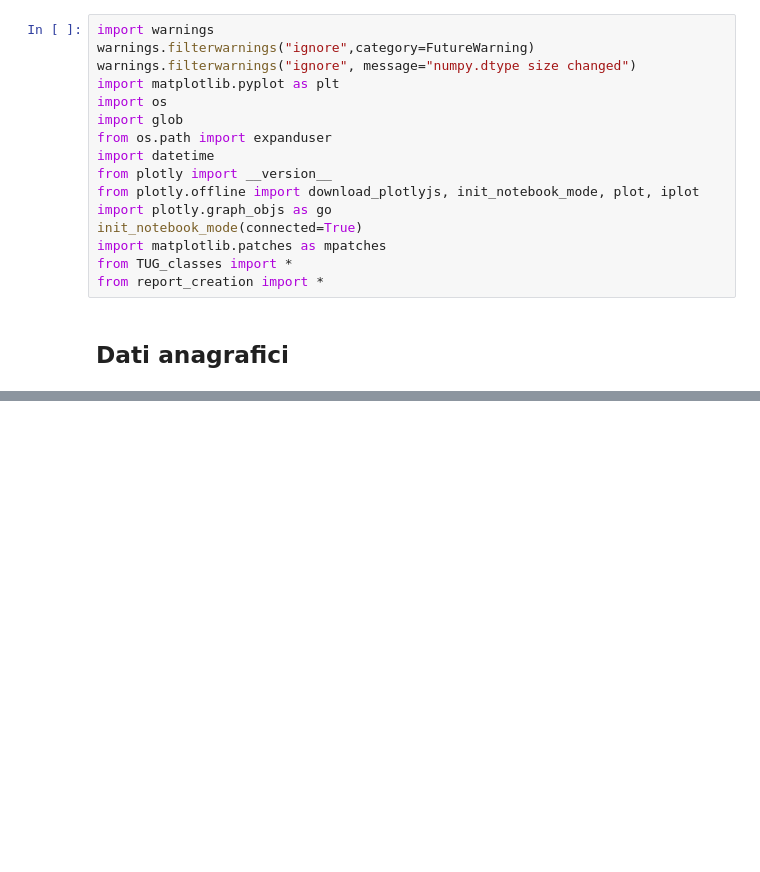
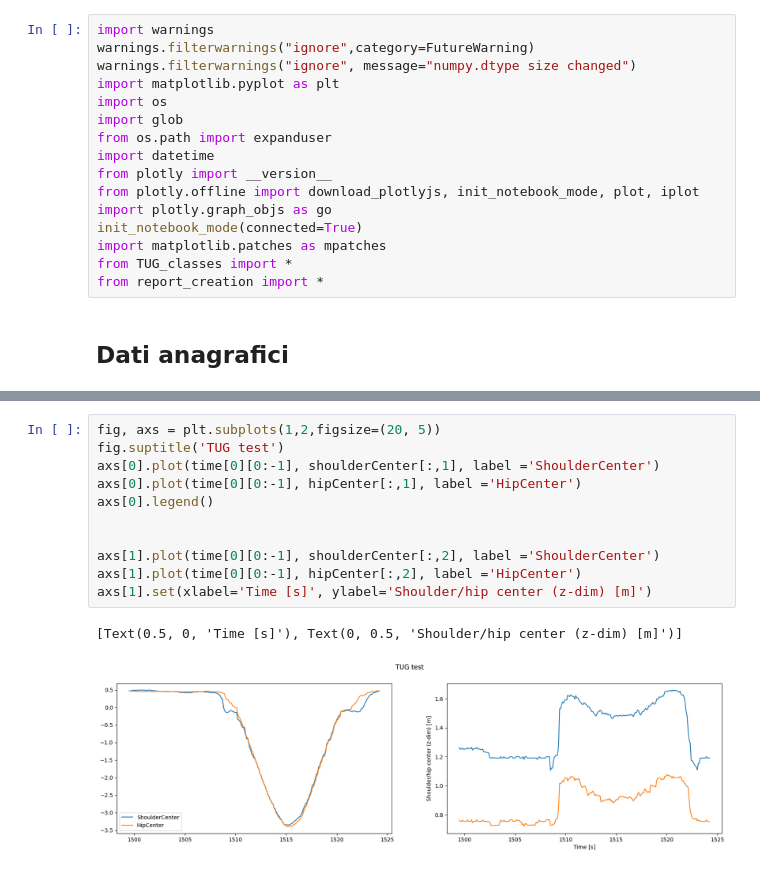
Before and after one commit to robotology/assistive-rehab, a Jupyter notebook: report/main_gen_report.ipynb, the cells around one changed output, grey strips where cells are left out. Drawn from its saved outputs; the diff is of its cells as text; blank space fills up the shorter version.

```diff
--- a/report/main_gen_report.ipynb
+++ b/report/main_gen_report.ipynb
@@ -153,0 +147,14 @@ La valutazione è  Normale mobilità
+# %%
+fig, axs = plt.subplots(1,2,figsize=(20, 5))
+fig.suptitle('TUG test')
+axs[0].plot(time[0][0:-1], shoulderCenter[:,1], label ='ShoulderCenter')
+axs[0].plot(time[0][0:-1], hipCenter[:,1], label ='HipCenter')
+axs[0].legend()
+
+
+axs[1].plot(time[0][0:-1], shoulderCenter[:,2], label ='ShoulderCenter')
+axs[1].plot(time[0][0:-1], hipCenter[:,2], label ='HipCenter')
+axs[1].set(xlabel='Time [s]', ylabel='Shoulder/hip center (z-dim) [m]')
+# %% [output]
+[Text(0.5, 0, 'Time [s]'), Text(0, 0.5, 'Shoulder/hip center (z-dim) [m]')]
+[figure, added]
```
Also changed, not shown: parts of 12 cells of this notebook, 16 other files.
